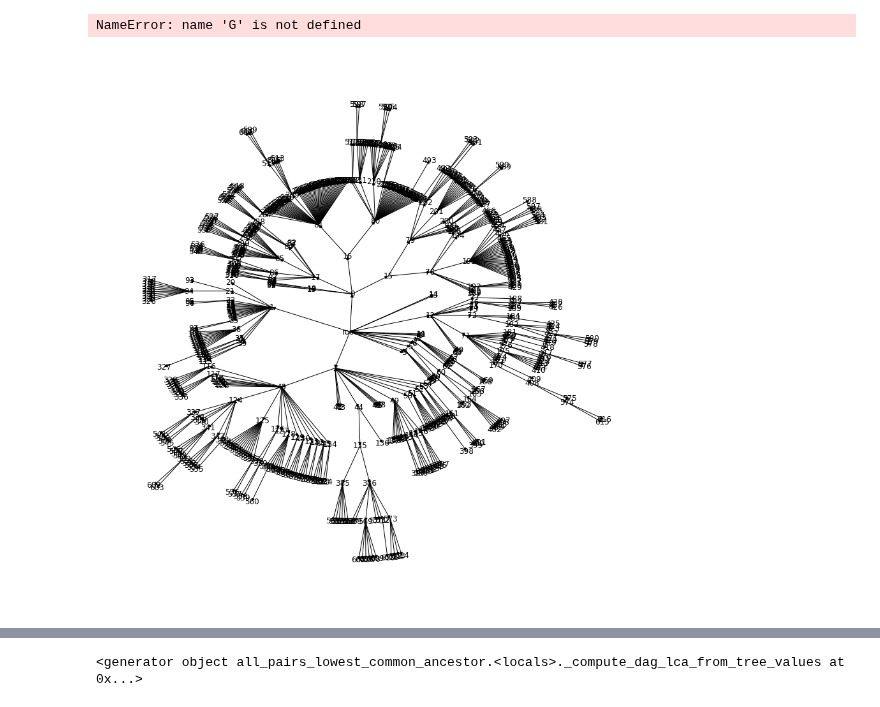
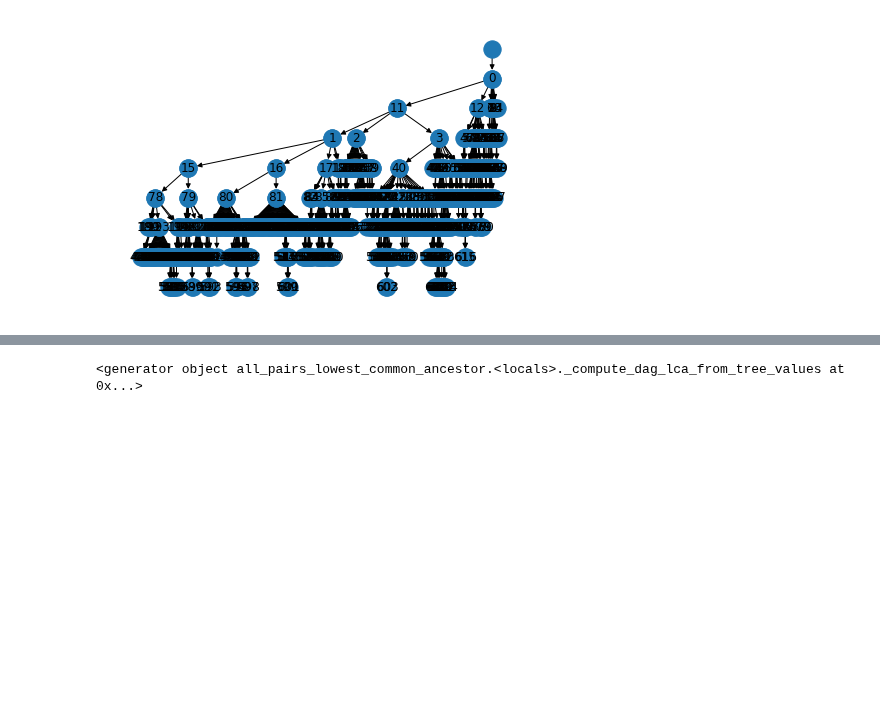
Before and after one commit to PrincetonUniversity/BrainPipe, a Jupyter notebook: tools/analysis/analysis_label_hierarchies_nick.ipynb, the cells around one changed output, grey strips where cells are left out. Saved outputs shown, nothing was run; the diff lists cells and outputs as text; code cells hidden in the pictures; blank space fills up the shorter version.

```diff
--- a/tools/analysis/analysis_label_hierarchies_nick.ipynb
+++ b/tools/analysis/analysis_label_hierarchies_nick.ipynb
@@ -15,19 +16,12 @@ df.head(2)
 # %%
 g = nx.DiGraph()
-g.add_node(0,name='root')
 
 for index, row in df.iterrows():
     g.add_node(row.id,name=row.name)
     g.add_edge(row.parent_id,row.id)
 
 labels = nx.get_node_attributes(g, 'name')
 pos =graphviz_layout(g, prog='dot')
 nx.draw(g, pos, with_labels=True,labels=labels, arrows=True)
 # %% [output]
-NameError: name 'G' is not defined
+[figure, added]
-# %%
-plt.figure(figsize=(12, 12))
-pos = graphviz_layout(g, prog="twopi", args="")
-nx.draw(g, pos, with_labels=True,labels=labels, arrows=True,node_size=0)
-# %% [output]
-[figure, removed]
```
Also changed, not shown: parts of 15 cells of this notebook.
